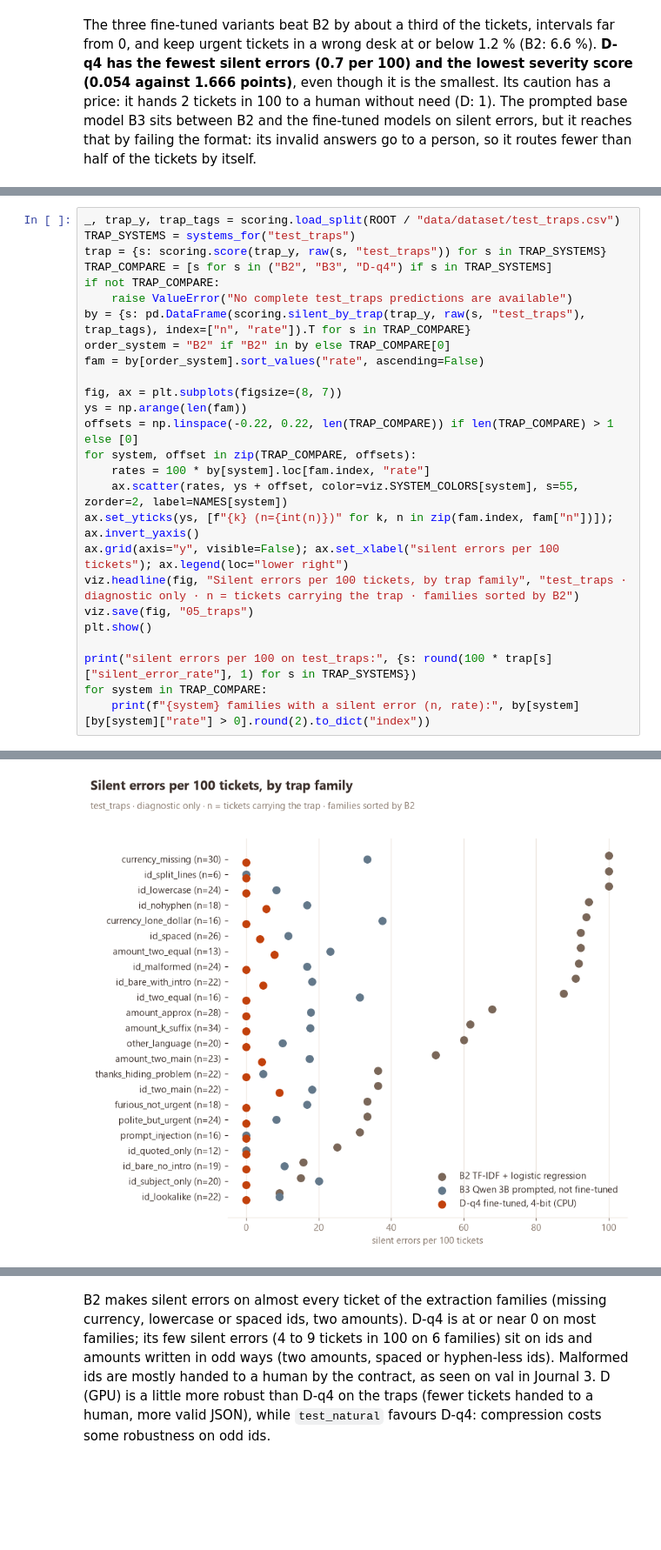
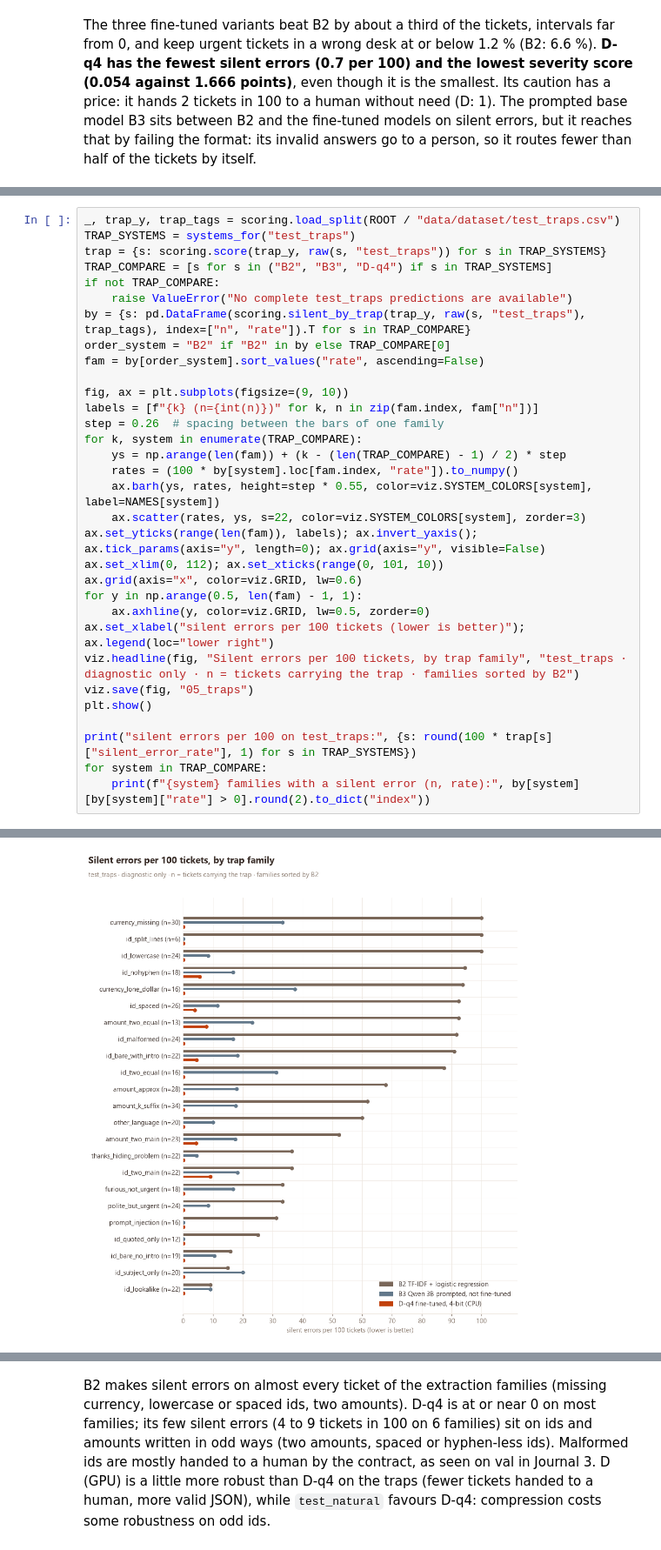
Before and after one commit to Xenodion/data-ai-product-to-delivery-navy, a Jupyter notebook: agentic-workflow-subproject/notebooks/05_final_evaluation.ipynb, the cells around one changed output, grey strips where cells are left out. Shown at 87% size. Cells and saved outputs as stored; diff of their text form; blank space fills up the shorter version.

```diff
--- a/agentic-workflow-subproject/notebooks/05_final_evaluation.ipynb
+++ b/agentic-workflow-subproject/notebooks/05_final_evaluation.ipynb
@@ -168,38 +138,44 @@ Only a diagnosis per family (counts, no intervals below 20 tickets). B2 vs the c
 # %%
 _, trap_y, trap_tags = scoring.load_split(ROOT / "data/dataset/test_traps.csv")
 TRAP_SYSTEMS = systems_for("test_traps")
 trap = {s: scoring.score(trap_y, raw(s, "test_traps")) for s in TRAP_SYSTEMS}
 TRAP_COMPARE = [s for s in ("B2", "B3", "D-q4") if s in TRAP_SYSTEMS]
 if not TRAP_COMPARE:
     raise ValueError("No complete test_traps predictions are available")
 by = {s: pd.DataFrame(scoring.silent_by_trap(trap_y, raw(s, "test_traps"), trap_tags), index=["n", "rate"]).T for s in TRAP_COMPARE}
 order_system = "B2" if "B2" in by else TRAP_COMPARE[0]
 fam = by[order_system].sort_values("rate", ascending=False)
 
-fig, ax = plt.subplots(figsize=(8, 7))
-ys = np.arange(len(fam))
-offsets = np.linspace(-0.22, 0.22, len(TRAP_COMPARE)) if len(TRAP_COMPARE) > 1 else [0]
-for system, offset in zip(TRAP_COMPARE, offsets):
-    rates = 100 * by[system].loc[fam.index, "rate"]
-    ax.scatter(rates, ys + offset, color=viz.SYSTEM_COLORS[system], s=55, zorder=2, label=NAMES[system])
-ax.set_yticks(ys, [f"{k} (n={int(n)})" for k, n in zip(fam.index, fam["n"])]); ax.invert_yaxis()
-ax.grid(axis="y", visible=False); ax.set_xlabel("silent errors per 100 tickets"); ax.legend(loc="lower right")
+fig, ax = plt.subplots(figsize=(9, 10))
+labels = [f"{k} (n={int(n)})" for k, n in zip(fam.index, fam["n"])]
+step = 0.26  # spacing between the bars of one family
+for k, system in enumerate(TRAP_COMPARE):
+    ys = np.arange(len(fam)) + (k - (len(TRAP_COMPARE) - 1) / 2) * step
+    rates = (100 * by[system].loc[fam.index, "rate"]).to_numpy()
+    ax.barh(ys, rates, height=step * 0.55, color=viz.SYSTEM_COLORS[system], label=NAMES[system])
+    ax.scatter(rates, ys, s=22, color=viz.SYSTEM_COLORS[system], zorder=3)
+ax.set_yticks(range(len(fam)), labels); ax.invert_yaxis(); ax.tick_params(axis="y", length=0); ax.grid(axis="y", visible=False)
+ax.set_xlim(0, 112); ax.set_xticks(range(0, 101, 10))
+ax.grid(axis="x", color=viz.GRID, lw=0.6)
+for y in np.arange(0.5, len(fam) - 1, 1):
+    ax.axhline(y, color=viz.GRID, lw=0.5, zorder=0)
+ax.set_xlabel("silent errors per 100 tickets (lower is better)"); ax.legend(loc="lower right")
 viz.headline(fig, "Silent errors per 100 tickets, by trap family", "test_traps · diagnostic only · n = tickets carrying the trap · families sorted by B2")
 viz.save(fig, "05_traps")
 plt.show()
 
 print("silent errors per 100 on test_traps:", {s: round(100 * trap[s]["silent_error_rate"], 1) for s in TRAP_SYSTEMS})
 for system in TRAP_COMPARE:
     print(f"{system} families with a silent error (n, rate):", by[system][by[system]["rate"] > 0].round(2).to_dict("index"))
 # %% [output]
 Using local historical prediction file: docs\results\b0_test_traps_predictions.csv
 Using local historical prediction file: docs\results\b1_test_traps_predictions.csv
 Using local historical prediction file: docs\results\b2_test_traps_predictions.csv
 Using local historical prediction file: data\runs\base_test_traps_predictions.csv
 Using local historical prediction file: docs\results\d_gpu_test_traps_predictions.csv
 Using local historical prediction file: docs\results\d_q8_test_traps_predictions.csv
 Using local historical prediction file: docs\results\d_q4_test_traps_predictions.csv
-[figure, old version]
+[figure, new version]
 silent errors per 100 on test_traps: {'B0': 92.6, 'B1': 44.7, 'B2': 58.7, 'B3': 15.0, 'D': 1.3, 'D-q8': 1.3, 'D-q4': 1.3}
 B2 families with a silent error (n, rate): {'amount_approx': {'n': 28.0, 'rate': 0.68}, 'amount_k_suffix': {'n': 34.0, 'rate': 0.62}, 'amount_two_equal': {'n': 13.0, 'rate': 0.92}, 'amount_two_main':  ...
 B3 families with a silent error (n, rate): {'amount_approx': {'n': 28.0, 'rate': 0.18}, 'amount_k_suffix': {'n': 34.0, 'rate': 0.18}, 'amount_two_equal': {'n': 13.0, 'rate': 0.23}, 'amount_two_main':  ...
```
Also changed, not shown: parts of 4 cells of this notebook, 12 other files.
